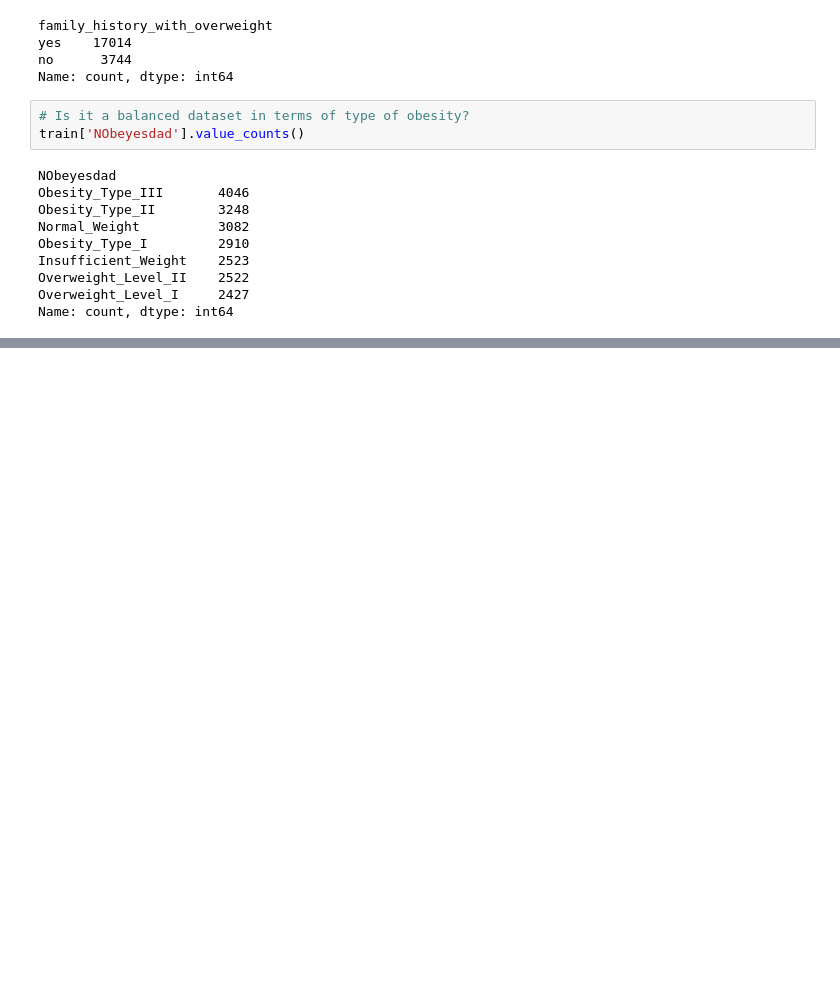
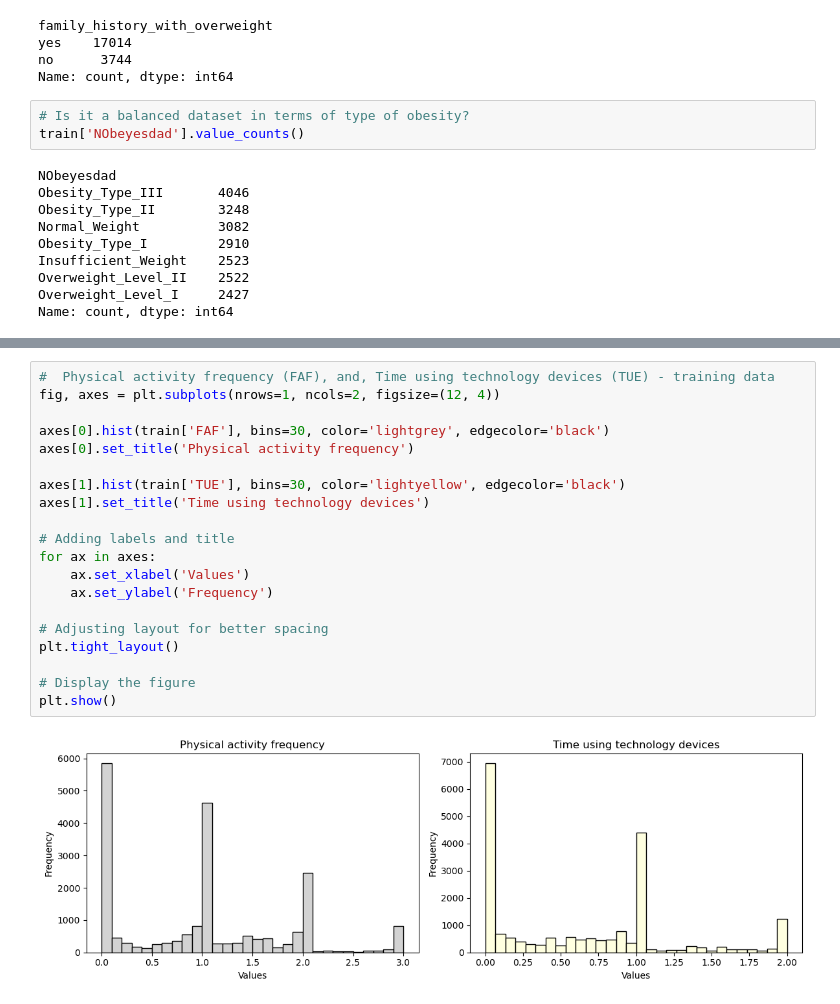
Before and after one commit to davidheilbron/Projects, a Jupyter notebook: Multi-Class Prediction of Obesity Risk/Code.ipynb, the cells around one changed output, grey strips where cells are left out. Drawn from its saved outputs; the diff is of its cells as text; blank space fills up the shorter version.

```diff
--- a/Multi-Class Prediction of Obesity Risk/Code.ipynb
+++ b/Multi-Class Prediction of Obesity Risk/Code.ipynb
@@ -127,0 +194,22 @@ Name: count, dtype: int64
+# %%
+#  Physical activity frequency (FAF), and, Time using technology devices (TUE) - training data
+fig, axes = plt.subplots(nrows=1, ncols=2, figsize=(12, 4))
+
+axes[0].hist(train['FAF'], bins=30, color='lightgrey', edgecolor='black')
+axes[0].set_title('Physical activity frequency')
+
+axes[1].hist(train['TUE'], bins=30, color='lightyellow', edgecolor='black')
+axes[1].set_title('Time using technology devices')
+
+# Adding labels and title
+for ax in axes:
+    ax.set_xlabel('Values')
+    ax.set_ylabel('Frequency')
+
+# Adjusting layout for better spacing
+plt.tight_layout()
+
+# Display the figure
+plt.show()
+# %% [output]
+[figure, added]
```
Also changed, not shown: parts of 14 cells of this notebook.
